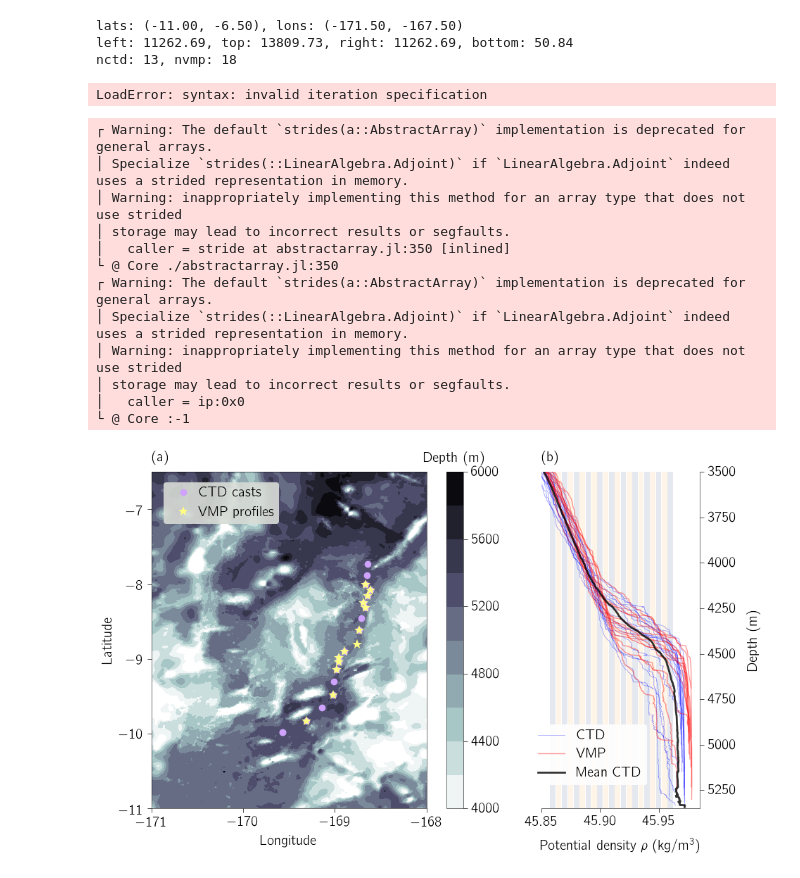
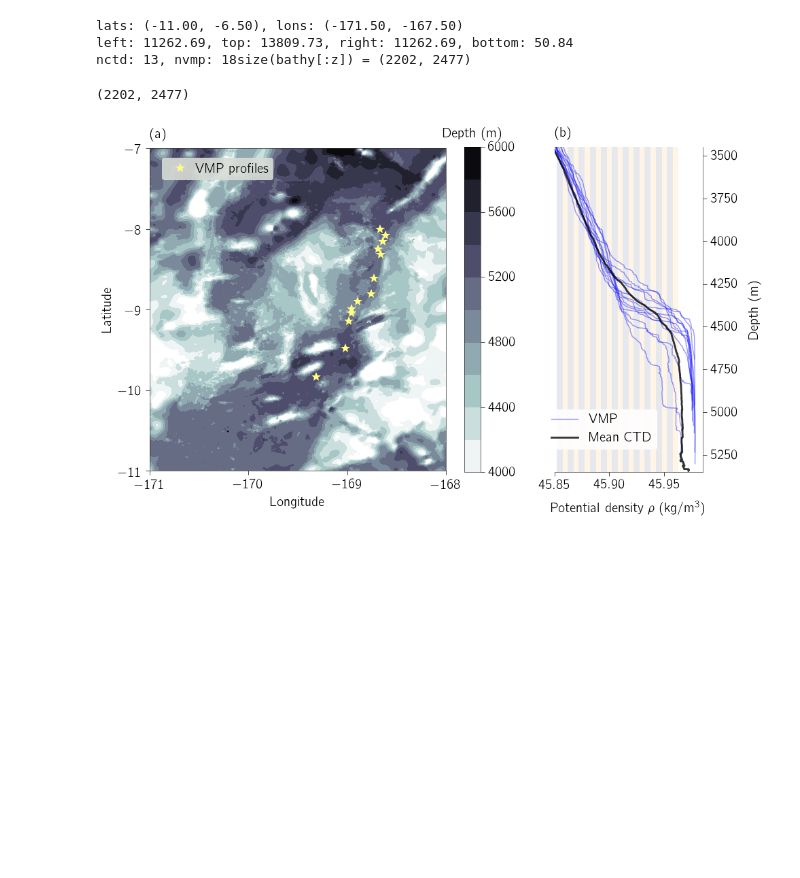
Before and after one commit to glwagner/SqueezeDispersionGRL, a Jupyter notebook: notebooks/samoanoverview.ipynb, the cells around one changed output. Saved outputs shown, nothing was run; the diff lists cells and outputs as text; code cells hidden in the pictures; blank space fills up the shorter version.

```diff
--- a/notebooks/samoanoverview.ipynb
+++ b/notebooks/samoanoverview.ipynb
@@ -54,25 +49,22 @@ bottom = latlondist(lat1, lon2, lat1, lon1)
 @printf("lats: (%.2f, %.2f), lons: (%.2f, %.2f)\n", lat1, lat2, lon1, lon2)
 @printf("left: %.2f, top: %.2f, right: %.2f, bottom: %.2f\n", left*1e-3, top*1e-3, right*1e-3, bottom*1e-3)
 @printf("nctd: %d, nvmp: %d", nvmp, nctd)
+
+@show size(bathy[:z])
 # %% [output]
 lats: (-11.00, -6.50), lons: (-171.50, -167.50)
 left: 11262.69, top: 13809.73, right: 11262.69, bottom: 50.84
-nctd: 13, nvmp: 18
+nctd: 13, nvmp: 18size(bathy[:z]) = (2202, 2477)
+(2202, 2477)
-# %%
-for name in enumerate(vmp)
-    println(i)
-end
-# %% [output]
-LoadError: syntax: invalid iteration specification
 # %%
 # Plot parameters
 ms = 7
 alpha = 1.0
 profilealpha = 0.4
 ctdcolor = "xkcd:lilac"
-ctdsigmacolor = "blue"
+ctdsigmacolor = "red"
 vmpcolor = "xkcd:pale yellow"
-vmpsigmacolor = "red"
+vmpsigmacolor = "blue"
 ctdlw = 0.5
 xtext = 0.0
 ytext = 1.02
@@ -93,23 +85,31 @@ sigmabot = 45.96
 dsigma = 0.005
 layers = sigmatop:dsigma:sigmabot
 layeredges = cat([sigmatop-dsigma/2], 0.5*(layers[2:end] + layers[1:end-1]), [sigmabot+dsigma/2], dims=1)
-nlayers = length(layers)
-buffer = 0.0005
+
+sig0 = 45.8525
+sigF = 45.9625
+dsig = 5e-3
+sig_edges = range(sig0, stop=sigF, step=dsig)
+nlayers = length(sig_edges)-1
+buffer = 0.0
 switch = false
 color1 = "xkcd:sky blue"
 color2 = "xkcd:white";
 # %%
 fig, axs = subplots(ncols=2, figsize=(10, 6), gridspec_kw=Dict("width_ratios"=>[2.5, 1]))
 
+transposedepth = copy(-transpose(bathy[:z]))
 sca(axs[1])
-contourf(bathy[:lon], bathy[:lat], -bathy[:z]', levels=levels, cmap="bone_r") #, linestyles="solid", linewidths=0.5, alpha=0.8)
+contourf(bathy[:lon], bathy[:lat], transposedepth, levels=levels, cmap="bone_r") #, linestyles="solid", linewidths=0.5, alpha=0.8)
 
+#=
 # CTD casts in passage
 plot(ctdlon, ctdlat, "o", color=ctdcolor, markeredgecolor="none",
      markeredgewidth=2, markersize=ms, alpha=alpha)
 # For labeling
 plot(ctdlon[1], ctdlat[1], "o", color=ctdcolor, markeredgecolor="none",
      markeredgewidth=2, markersize=ms, label="CTD casts", alpha=alpha)
+=#
 
 # VMP casts
 label = "VMP profiles"
@@ -122,8 +122,8 @@ end
 # Mean density
 sca(axs[2])
 
-plot(ctdsigma4, ctddepth, color=ctdsigmacolor, linewidth=ctdlw, alpha=profilealpha)
-plot(ctdsigma4[1], ctddepth[1], color=ctdsigmacolor, linewidth=ctdlw, alpha=profilealpha, label="CTD")
+#plot(ctdsigma4, ctddepth, color=ctdsigmacolor, linewidth=ctdlw, alpha=profilealpha)
+#plot(ctdsigma4[1], ctddepth[1], color=ctdsigmacolor, linewidth=ctdlw, alpha=profilealpha, label="CTD")
 
 label="VMP"
 for (name, profile) in vmp
@@ -135,16 +135,16 @@ plot(dropdims(nanmean(ctdsigma4, 2), dims=2), ctddepth, "k-", linewidth=2.0, alp
 
 # Stripes
 for i = 1:2:nlayers
-    s1 = layeredges[i] + buffer
-    s2 = layeredges[i+1] - buffer
+    s1 = sig_edges[i] + buffer
+    s2 = sig_edges[i+1] - buffer
     xbox[1, :] = [s1, s2]
     pcolormesh(xbox, ybox, ones(2, 2), cmap="Blues_r", alpha=0.1, edgecolor="None")
 end
 
 println()
 for i = 2:2:nlayers
-    s1 = layeredges[i] + buffer
-    s2 = layeredges[i+1] - buffer
+    s1 = sig_edges[i] + buffer
+    s2 = sig_edges[i+1] - buffer
     xbox[1, :] = [s1, s2]
     pcolormesh(xbox, ybox, ones(2, 2), cmap="OrRd", alpha=0.4, edgecolor="None")
     clim(0.85, 2)
@@ -153,7 +153,7 @@ end
 # Formatting for axis 1
 sca(axs[1])
 xlim(-171, -168)
-ylim(-10.5, -6.5)
+ylim(-11, -7)
 #clim(-5400, -4000)
 cb = colorbar()
 cb[:ax][:set_title]("Depth (m)", fontdict=Dict("verticalalignment"=>"bottom"))
@@ -161,44 +161,32 @@ leg = legend(loc="upper left", bbox_to_anchor=(0.02, 0.99), markerscale=1, frame
              framealpha=0.9, handletextpad=0.1, edgecolor="None")
 for text in leg[:get_texts]()
     text[:set_color]("black")
 end
 aspectratio(left/top)
 
 xticks(-171:-168)
 yticks(-11:-7)
 xlabel("Longitude", labelpad=8.0)
 ylabel("Latitude")
 
 # Formatting for axis 2
 sca(axs[2])
-ylim(3500, 5350)
+ylim(3450, 5350)
 xlim(45.85, 45.985)
 invertaxis()
 cornerspines(side="right")
 axisright()
 legend(loc="lower left", bbox_to_anchor=(-0.1, 0.05), frameon=true, framealpha=0.9, edgecolor="None")
 xlabel("Potential density \$ \\rho \$ (\$ \\mathrm{kg/m^3} \$)", labelpad=12.0)
 ylabel("Depth (m)", labelpad=12.0)
 
 # Finishing touches
 text(xtext, ytext, "(a)", transform=axs[1][:transAxes], ha="left", va="bottom", fontsize=fs)
 text(xtext, ytext, "(b)", transform=axs[2][:transAxes], ha="left", va="bottom", fontsize=fs)
 
 tight_layout(w_pad=2.0)
 
 plotname = "samoanoverview.png"
 savefig(plotname, dpi=960)
 # %% [output]
-┌ Warning: The default `strides(a::AbstractArray)` implementation is deprecated for general arrays.
-│ Specialize `strides(::LinearAlgebra.Adjoint)` if `LinearAlgebra.Adjoint` indeed uses a strided representation in memory.
-│ Warning: inappropriately implementing this method for an array type that does not use strided
-│ storage may lead to incorrect results or segfaults.
-│   caller = stride at abstractarray.jl:350 [inlined]
-└ @ Core ./abstractarray.jl:350
-┌ Warning: The default `strides(a::AbstractArray)` implementation is deprecated for general arrays.
-│ Specialize `strides(::LinearAlgebra.Adjoint)` if `LinearAlgebra.Adjoint` indeed uses a strided representation in memory.
-│ Warning: inappropriately implementing this method for an array type that does not use strided
-│ storage may lead to incorrect results or segfaults.
-│   caller = ip:0x0
-└ @ Core :-1
-[figure, old version]
+[figure, new version]
```
Also changed, not shown: parts of 1 cell of this notebook, 4 other files.
